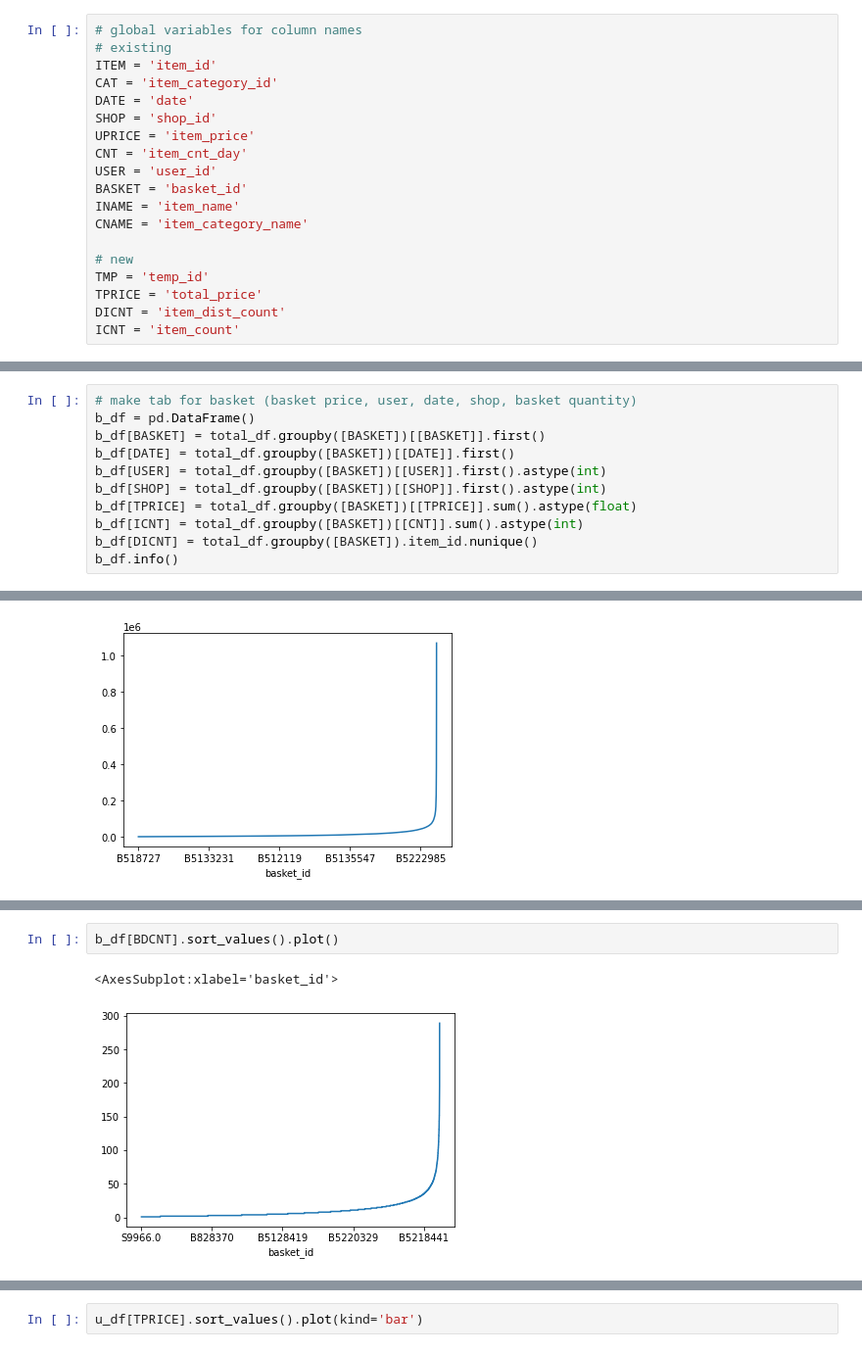
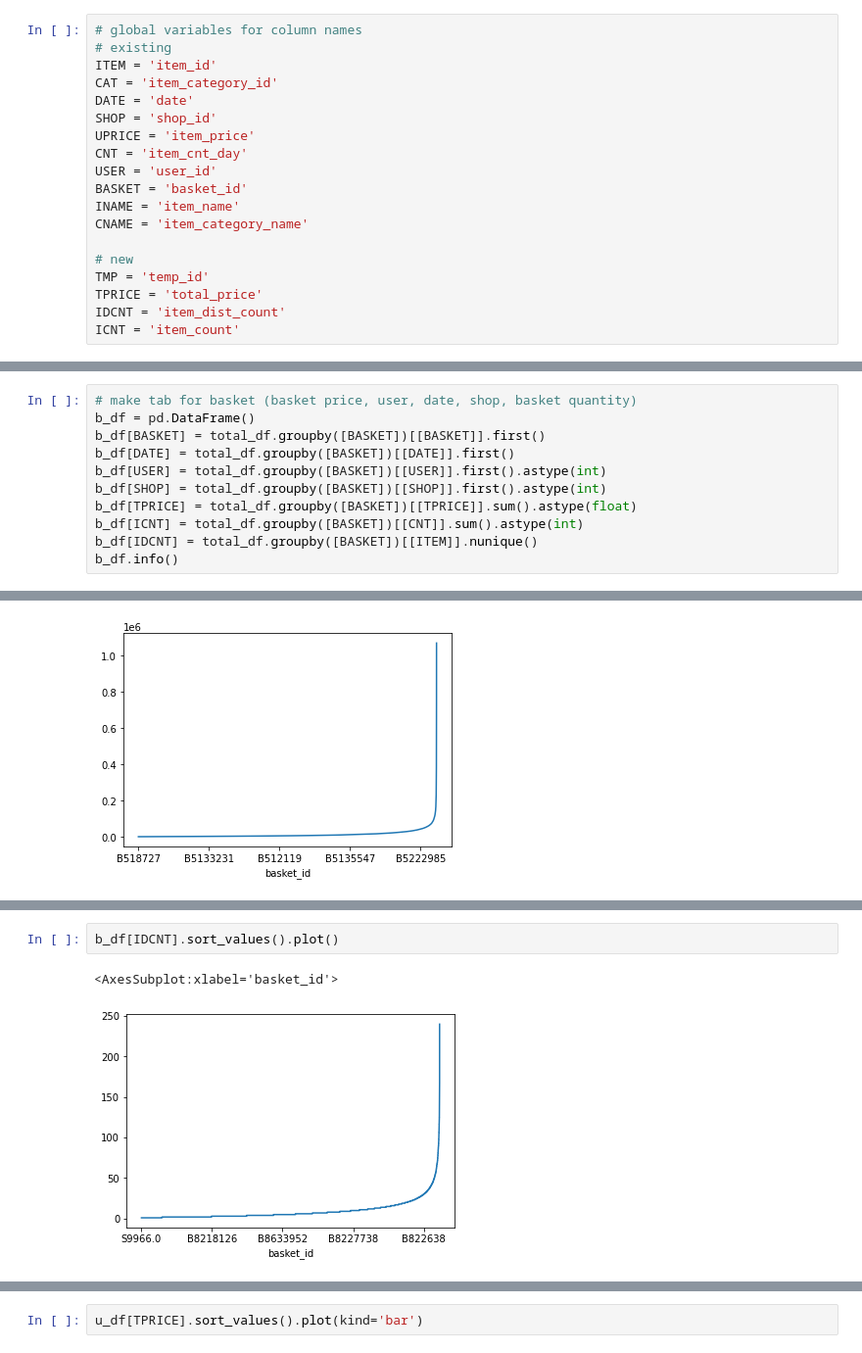
Before and after one commit to frankpietro/dm-project, a Jupyter notebook: dm.ipynb, the cells around one changed output, grey strips where cells are left out. Shown at 98% size. Drawn from its saved outputs; the diff is of its cells as text.

```diff
--- a/dm.ipynb
+++ b/dm.ipynb
@@ -33,7 +33,7 @@ CNAME = 'item_category_name'
 # new
 TMP = 'temp_id'
 TPRICE = 'total_price'
-DICNT = 'item_dist_count'
+IDCNT = 'item_dist_count'
 ICNT = 'item_count'
 # %%
 original_basket_df.info()
@@ -586,7 +590,7 @@ b_df[USER] = total_df.groupby([BASKET])[[USER]].first().astype(int)
 b_df[SHOP] = total_df.groupby([BASKET])[[SHOP]].first().astype(int)
 b_df[TPRICE] = total_df.groupby([BASKET])[[TPRICE]].sum().astype(float)
 b_df[ICNT] = total_df.groupby([BASKET])[[CNT]].sum().astype(int)
-b_df[DICNT] = total_df.groupby([BASKET]).item_id.nunique()
+b_df[IDCNT] = total_df.groupby([BASKET])[[ITEM]].nunique()
 b_df.info()
 # %% [output]
 <class 'pandas.core.frame.DataFrame'>
@@ -614,7 +618,7 @@ b_df[BCNT].sort_values().plot()
 <AxesSubplot:xlabel='basket_id'>
 [figure]
 # %%
-b_df[BDCNT].sort_values().plot()
+b_df[IDCNT].sort_values().plot()
 # %% [output]
 <AxesSubplot:xlabel='basket_id'>
-[figure, old version]
+[figure, new version]
```
Also changed, not shown: parts of 17 cells of this notebook.
